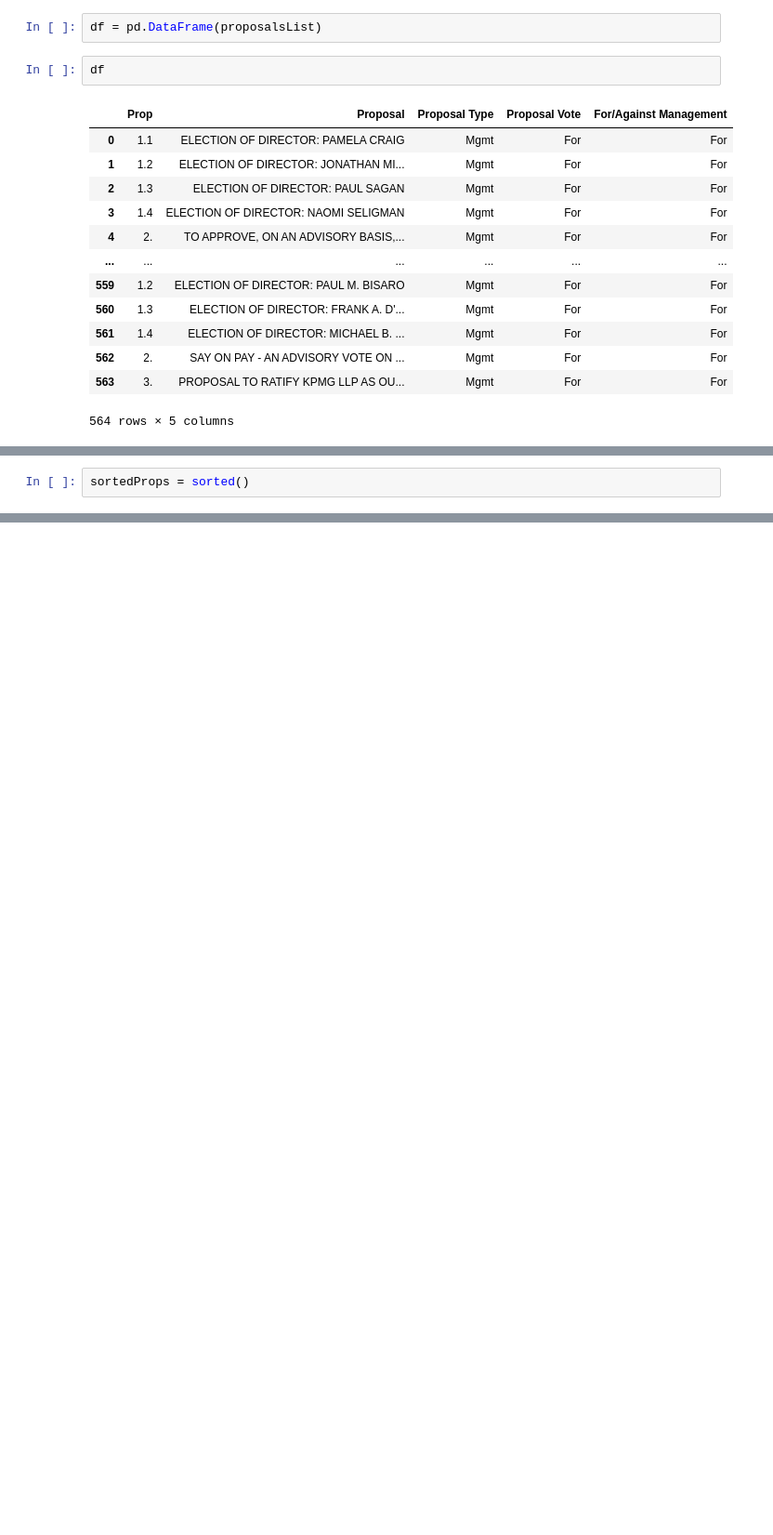
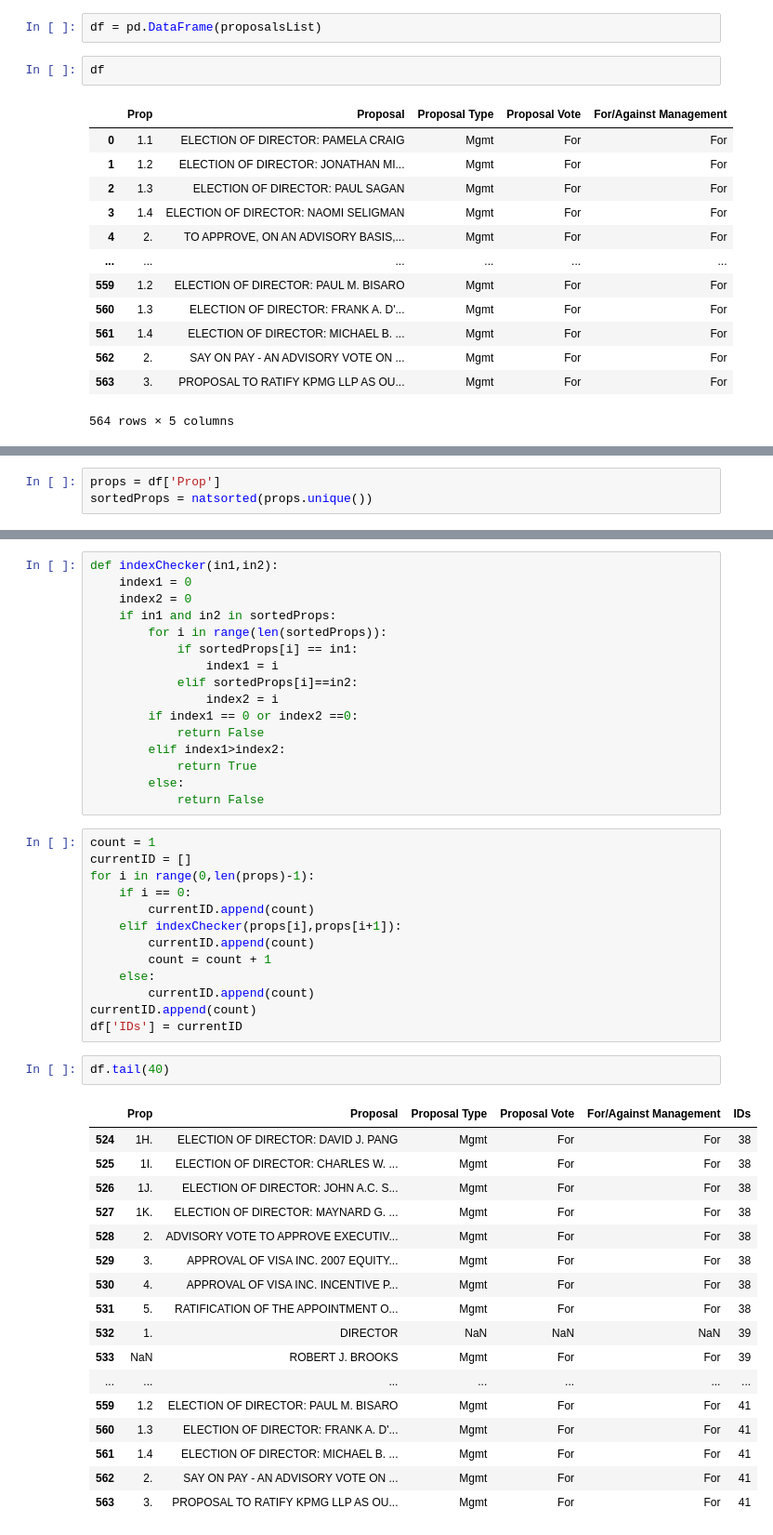
Before and after one commit to PrithvirajProf/Nasdaq-Data-Cleaning, a Jupyter notebook: PropInfo.ipynb, the cells around one changed output, grey strips where cells are left out. Shown: that part at 93% size. Drawn from its saved outputs; the diff is of its cells as text; blank space fills up the shorter version.

```diff
--- a/PropInfo.ipynb
+++ b/PropInfo.ipynb
@@ -170,2 +156,3 @@ TypeError: '>' not supported between instances of 'str' and 'float'
 # %%
-sortedProps = sorted()
+props = df['Prop']
+sortedProps = natsorted(props.unique())
@@ -171,0 +179,49 @@ sortedProps = sorted()
+# %%
+def indexChecker(in1,in2):
+    index1 = 0
+    index2 = 0
+    if in1 and in2 in sortedProps:
+        for i in range(len(sortedProps)):
+            if sortedProps[i] == in1:
+                index1 = i
+            elif sortedProps[i]==in2:
+                index2 = i
+        if index1 == 0 or index2 ==0:
+            return False
+        elif index1>index2:
+            return True
+        else:
+            return False
+# %%
+count = 1
+currentID = []
+for i in range(0,len(props)-1):
+    if i == 0:
+        currentID.append(count)
+    elif indexChecker(props[i],props[i+1]):
+        currentID.append(count)
+        count = count + 1
+    else:
+        currentID.append(count)
+currentID.append(count)
+df['IDs'] = currentID
+# %%
+df.tail(40)
+# %% [output]
+|  | Prop | Proposal | Proposal Type | Proposal Vote | For/Against Management | IDs |
+| 524 | 1H. | ELECTION OF DIRECTOR: DAVID J. PANG | Mgmt | For | For | 38 |
+| 525 | 1I. | ELECTION OF DIRECTOR: CHARLES W. ... | Mgmt | For | For | 38 |
+| 526 | 1J. | ELECTION OF DIRECTOR: JOHN A.C. S... | Mgmt | For | For | 38 |
+| 527 | 1K. | ELECTION OF DIRECTOR: MAYNARD G. ... | Mgmt | For | For | 38 |
+| 528 | 2. | ADVISORY VOTE TO APPROVE EXECUTIV... | Mgmt | For | For | 38 |
+| 529 | 3. | APPROVAL OF VISA INC. 2007 EQUITY... | Mgmt | For | For | 38 |
+| 530 | 4. | APPROVAL OF VISA INC. INCENTIVE P... | Mgmt | For | For | 38 |
+| 531 | 5. | RATIFICATION OF THE APPOINTMENT O... | Mgmt | For | For | 38 |
+| 532 | 1. | DIRECTOR | NaN | NaN | NaN | 39 |
+| 533 | NaN | ROBERT J. BROOKS | Mgmt | For | For | 39 |
+| ... | ... | ... | ... | ... | ... | ... |
+| 559 | 1.2 | ELECTION OF DIRECTOR: PAUL M. BISARO | Mgmt | For | For | 41 |
+| 560 | 1.3 | ELECTION OF DIRECTOR: FRANK A. D'... | Mgmt | For | For | 41 |
+| 561 | 1.4 | ELECTION OF DIRECTOR: MICHAEL B. ... | Mgmt | For | For | 41 |
+| 562 | 2. | SAY ON PAY - AN ADVISORY VOTE ON ... | Mgmt | For | For | 41 |
+| 563 | 3. | PROPOSAL TO RATIFY KPMG LLP AS OU... | Mgmt | For | For | 41 |
```
Also changed, not shown: parts of 4 cells of this notebook, 1 other file.
